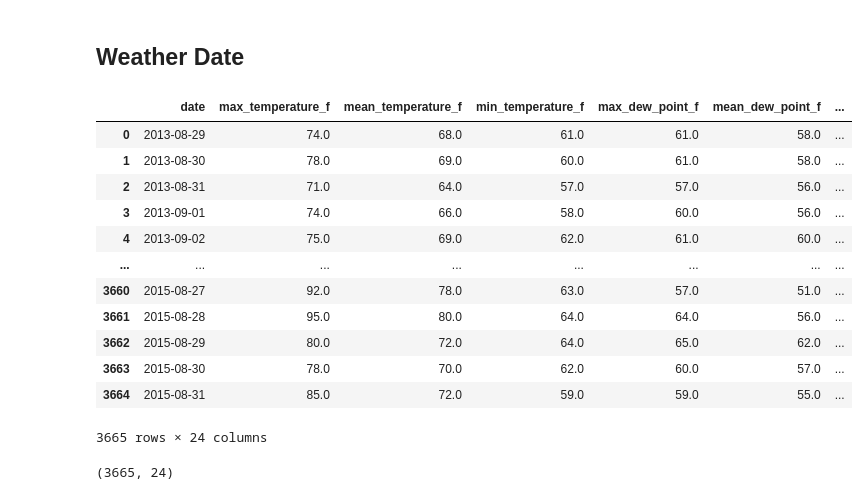
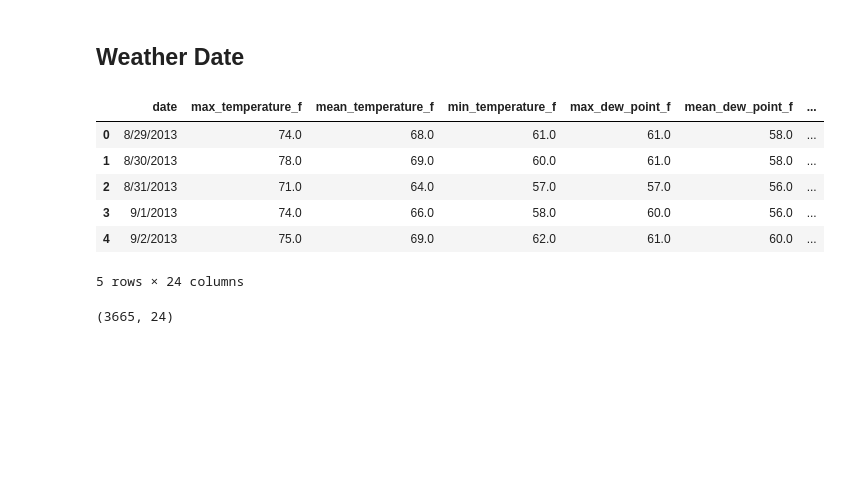
Before and after one commit to medmorales/Bike-Share-Regression-Model, a Jupyter notebook: SF Bike Share Prediction Model.ipynb, the cells around one changed output. Cells and saved outputs as stored; diff of their text form; code cells hidden in the pictures; blank space fills up the shorter version.

Commit message:
Progress on weather table

```diff
--- a/SF Bike Share Prediction Model.ipynb
+++ b/SF Bike Share Prediction Model.ipynb
@@ -335,21 +335,15 @@ train_data.head()
 # %% [markdown]
 ## Weather Date
 # %%
-weather
+weather.head()
 # %% [output]
 |  | date | max_temperature_f | mean_temperature_f | min_temperature_f | max_dew_point_f | mean_dew_point_f | ... |
-| 0 | 2013-08-29 | 74.0 | 68.0 | 61.0 | 61.0 | 58.0 | ... |
-| 1 | 2013-08-30 | 78.0 | 69.0 | 60.0 | 61.0 | 58.0 | ... |
-| 2 | 2013-08-31 | 71.0 | 64.0 | 57.0 | 57.0 | 56.0 | ... |
-| 3 | 2013-09-01 | 74.0 | 66.0 | 58.0 | 60.0 | 56.0 | ... |
-| 4 | 2013-09-02 | 75.0 | 69.0 | 62.0 | 61.0 | 60.0 | ... |
-| ... | ... | ... | ... | ... | ... | ... | ... |
-| 3660 | 2015-08-27 | 92.0 | 78.0 | 63.0 | 57.0 | 51.0 | ... |
-| 3661 | 2015-08-28 | 95.0 | 80.0 | 64.0 | 64.0 | 56.0 | ... |
-| 3662 | 2015-08-29 | 80.0 | 72.0 | 64.0 | 65.0 | 62.0 | ... |
-| 3663 | 2015-08-30 | 78.0 | 70.0 | 62.0 | 60.0 | 57.0 | ... |
-| 3664 | 2015-08-31 | 85.0 | 72.0 | 59.0 | 59.0 | 55.0 | ... |
+| 0 | 8/29/2013 | 74.0 | 68.0 | 61.0 | 61.0 | 58.0 | ... |
+| 1 | 8/30/2013 | 78.0 | 69.0 | 60.0 | 61.0 | 58.0 | ... |
+| 2 | 8/31/2013 | 71.0 | 64.0 | 57.0 | 57.0 | 56.0 | ... |
+| 3 | 9/1/2013 | 74.0 | 66.0 | 58.0 | 60.0 | 56.0 | ... |
+| 4 | 9/2/2013 | 75.0 | 69.0 | 62.0 | 61.0 | 60.0 | ... |
-3665 rows × 24 columns
+5 rows × 24 columns
 # %%
 weather.shape
 # %% [output]
```
Also changed, not shown: parts of 9 cells of this notebook.
